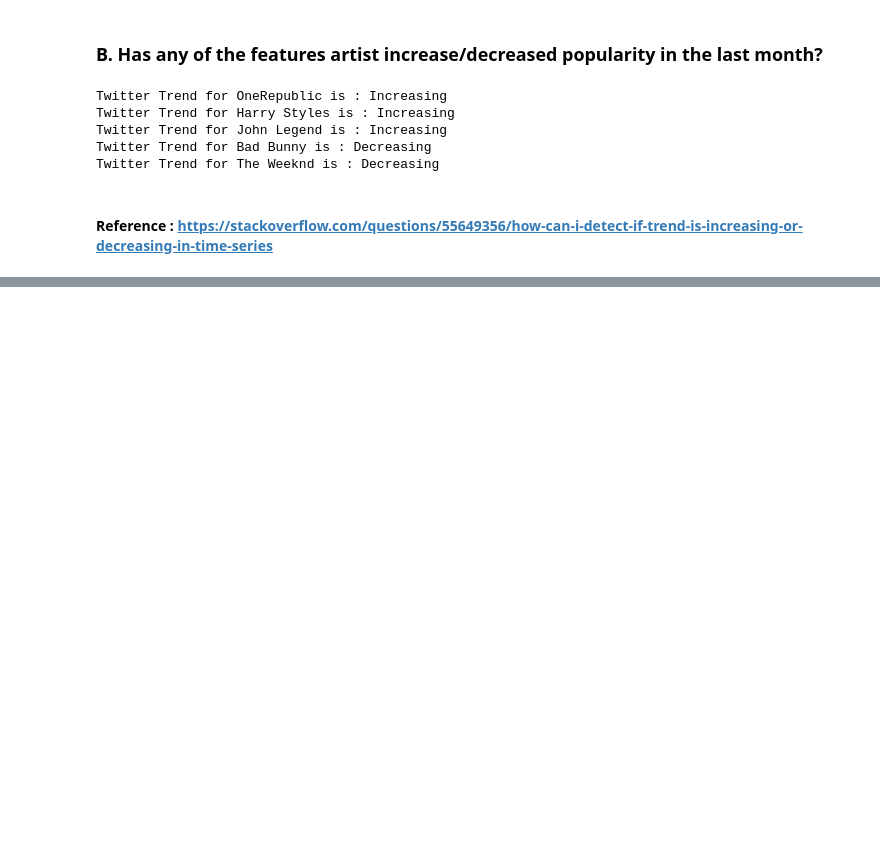
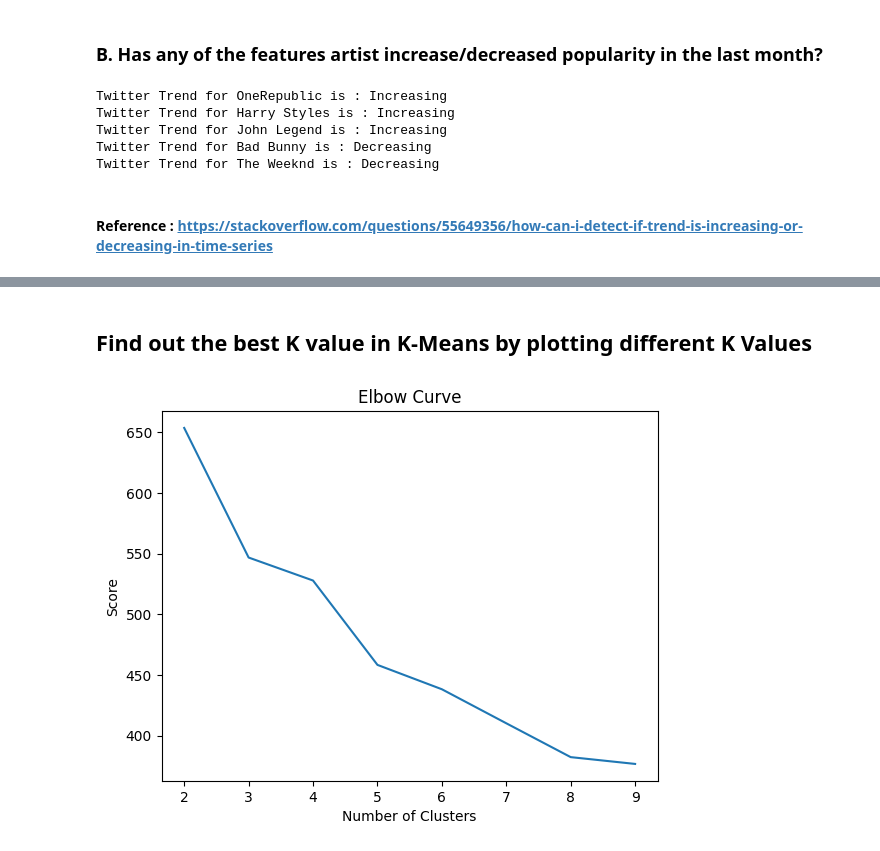
Before and after one commit to callysthenes/music_industry_intelligence, a Jupyter notebook: Assignment_Spotify_Twitter_Group_A.ipynb, the cells around one changed output, grey strips where cells are left out. Drawn from its saved outputs; the diff is of its cells as text; code cells hidden in the pictures; blank space fills up the shorter version.

Commit message:
Cluster Analysis

```diff
--- a/Assignment_Spotify_Twitter_Group_A.ipynb
+++ b/Assignment_Spotify_Twitter_Group_A.ipynb
@@ -678,0 +690,15 @@ Song which has been in the maximum in the top charts is : All of Me with 145 wee
+# %%
+historical_songs_df = (spark.read
+            .option("header","true")
+            .option("inferSchema","true")
+            .csv("spotify/HistoricalTracks.csv")
+            .distinct())
+# %%
+# Create A feature Vector
+from pyspark.ml.feature import VectorAssembler
+
+feature_columns = ["acoustics", "danceability", "instrumentalness", "energy"  ,"speechiness"]
+
+assembler = VectorAssembler(inputCols=feature_columns,outputCol='featureVector')
+historical_songs_df = assembler.transform(historical_songs_df)
+historical_songs_df.show()
@@ -678,0 +725,3 @@ Song which has been in the maximum in the top charts is : All of Me with 145 wee
+# %%
+X = historical_songs_df.select(["acoustics", "danceability", "instrumentalness", "energy"  ,"speechiness", "featureVector"])
+X.show()
@@ -678,0 +746,29 @@ Song which has been in the maximum in the top charts is : All of Me with 145 wee
+# %% [markdown]
+## Find out the best K value in K-Means by plotting different K Values
+# %%
+from pyspark.ml.clustering import KMeans
+
+import numpy as np
+import pandas as pd
+
+cost = np.zeros(10)
+
+for k in range(2,10):
+    kmeans = KMeans().setK(k).setSeed(1).setFeaturesCol('featureVector')
+    model = kmeans.fit(X)
+    cost[k] = model.summary.trainingCost
+
+# Plot the cost
+df_cost = pd.DataFrame(cost[2:])
+df_cost.columns = ["cost"]
+new_col = [2,3,4,5,6,7,8, 9]
+df_cost.insert(0, 'cluster', new_col)
+
+import pylab as pl
+pl.plot(df_cost.cluster, df_cost.cost)
+pl.xlabel('Number of Clusters')
+pl.ylabel('Score')
+pl.title('Elbow Curve')
+pl.show()
+# %% [output]
+[figure, added]
```
Also changed, not shown: parts of 59 cells of this notebook.
